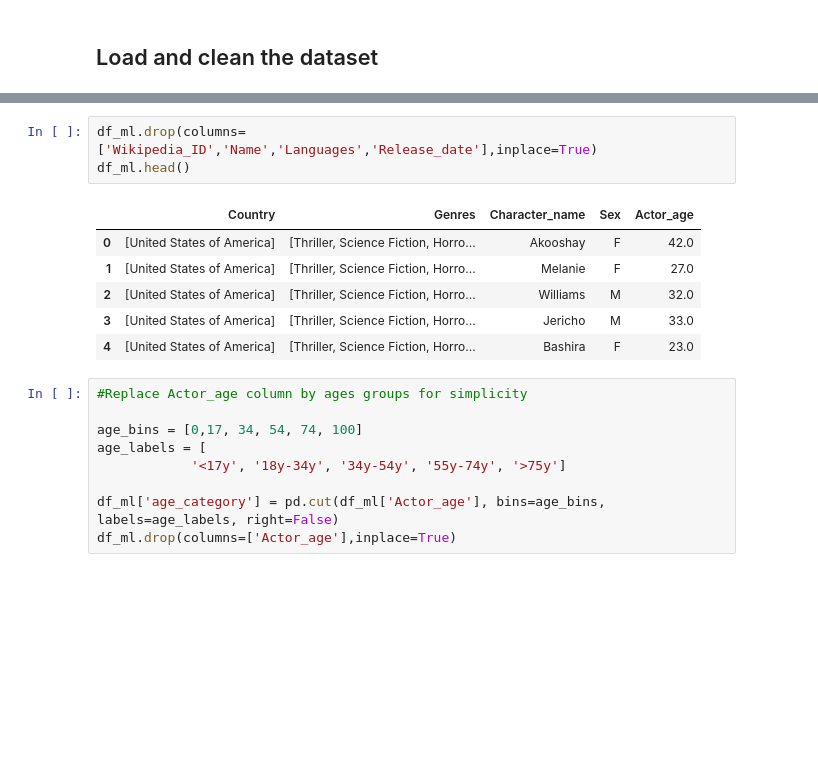
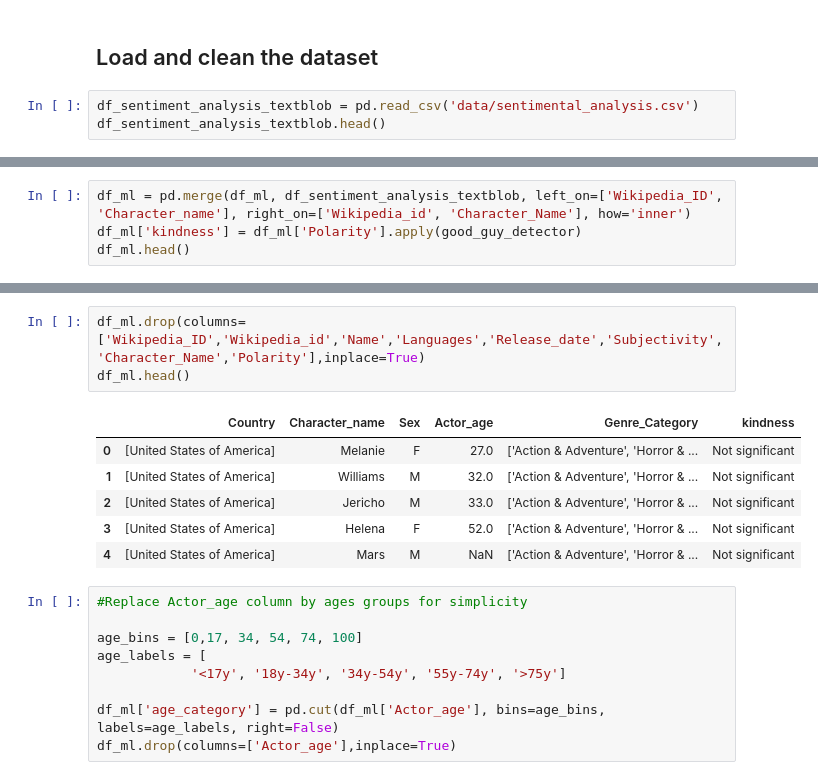
Before and after one commit to epfl-ada/ada-2024-project-adadasurmonbidet2024, a Jupyter notebook: predictive_model.ipynb, the cells around one changed output, grey strips where cells are left out. Drawn from its saved outputs; the diff is of its cells as text; blank space fills up the shorter version.

```diff
--- a/predictive_model.ipynb
+++ b/predictive_model.ipynb
@@ -17,2 +25,5 @@ import pickle
 # %% [markdown]
 ## Load and clean the dataset
+# %%
+df_sentiment_analysis_textblob = pd.read_csv('data/sentimental_analysis.csv')
+df_sentiment_analysis_textblob.head()
@@ -38,0 +49,4 @@ JSONDecodeError: Expecting value: line 1 column 2 (char 1)
+# %%
+df_ml = pd.merge(df_ml, df_sentiment_analysis_textblob, left_on=['Wikipedia_ID', 'Character_name'], right_on=['Wikipedia_id', 'Character_Name'], how='inner')
+df_ml['kindness'] = df_ml['Polarity'].apply(good_guy_detector)
+df_ml.head()
@@ -39,13 +60,13 @@ JSONDecodeError: Expecting value: line 1 column 2 (char 1)
 # %%
-df_ml.drop(columns=['Wikipedia_ID','Name','Languages','Release_date'],inplace=True)
+df_ml.drop(columns=['Wikipedia_ID','Wikipedia_id','Name','Languages','Release_date','Subjectivity','Character_Name','Polarity'],inplace=True)
 df_ml.head()
 # %% [output]
-|  | Country | Genres | Character_name | Sex | Actor_age |
-| 0 | [United States of America] | [Thriller, Science Fiction, Horro... | Akooshay | F | 42.0 |
-| 1 | [United States of America] | [Thriller, Science Fiction, Horro... | Melanie | F | 27.0 |
-| 2 | [United States of America] | [Thriller, Science Fiction, Horro... | Williams | M | 32.0 |
-| 3 | [United States of America] | [Thriller, Science Fiction, Horro... | Jericho | M | 33.0 |
-| 4 | [United States of America] | [Thriller, Science Fiction, Horro... | Bashira | F | 23.0 |
+|  | Country | Character_name | Sex | Actor_age | Genre_Category | kindness |
+| 0 | [United States of America] | Melanie | F | 27.0 | ['Action & Adventure', 'Horror & ... | Not significant |
+| 1 | [United States of America] | Williams | M | 32.0 | ['Action & Adventure', 'Horror & ... | Not significant |
+| 2 | [United States of America] | Jericho | M | 33.0 | ['Action & Adventure', 'Horror & ... | Not significant |
+| 3 | [United States of America] | Helena | F | 52.0 | ['Action & Adventure', 'Horror & ... | Not significant |
+| 4 | [United States of America] | Mars | M | NaN | ['Action & Adventure', 'Horror & ... | Not significant |
 # %%
 #Replace Actor_age column by ages groups for simplicity
 
```
Also changed, not shown: parts of 20 cells of this notebook, 7 other files.
